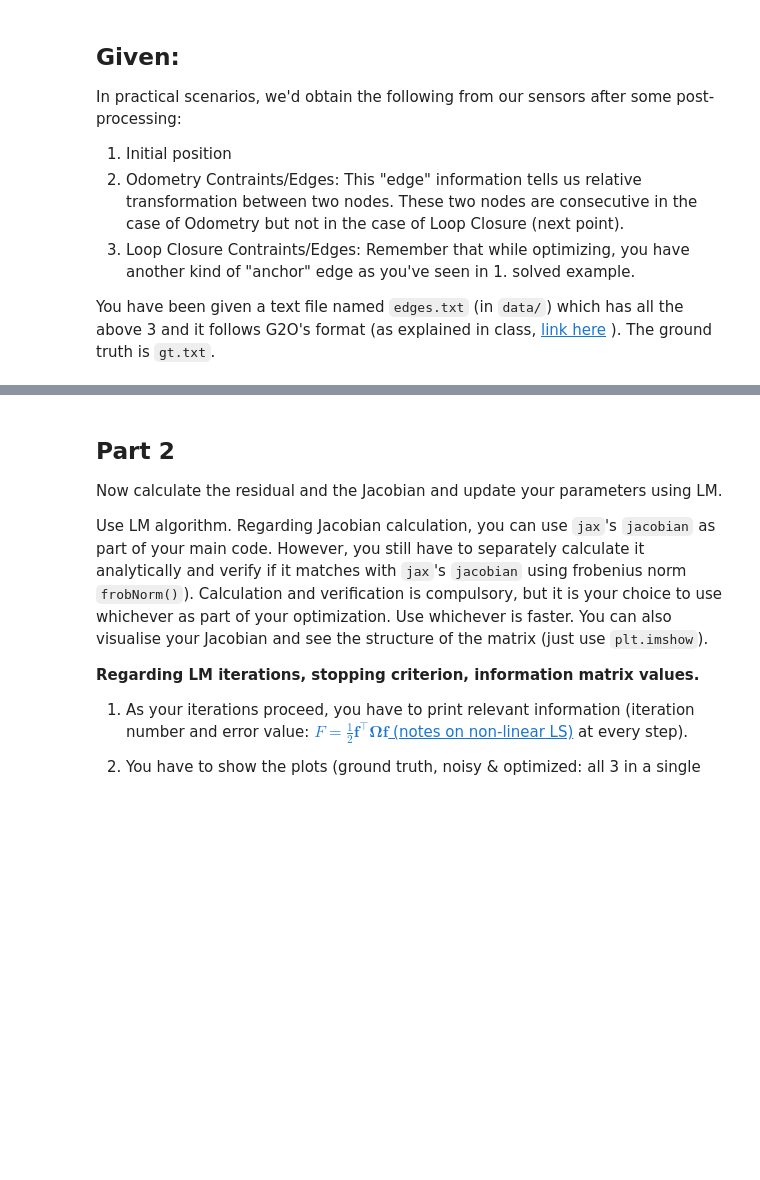
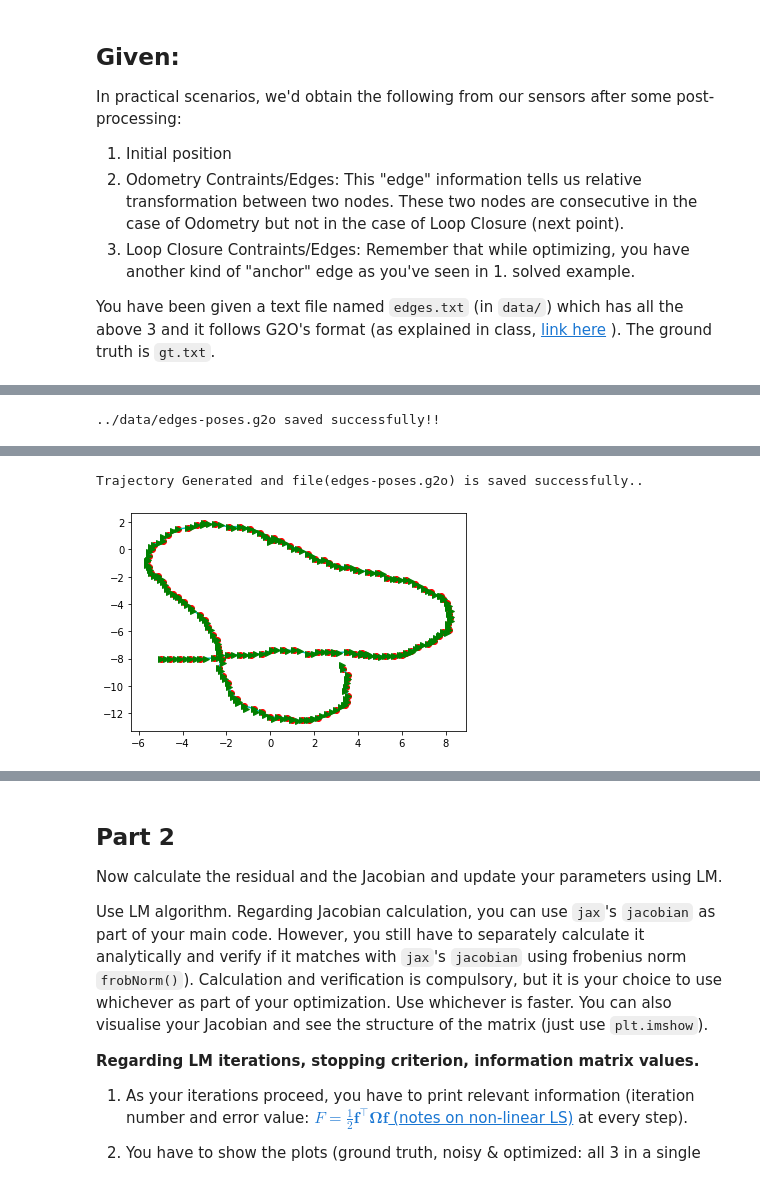
Before and after one commit to kanji95/Mobile-Robotics-CS7.503, a Jupyter notebook: Project1/questions/Question 2 - 2D SLAM.ipynb, the cells around one changed output, grey strips where cells are left out. Saved outputs shown, nothing was run; the diff lists cells and outputs as text; code cells hidden in the pictures; blank space fills up the shorter version.

```diff
--- a/Project1/questions/Question 2 - 2D SLAM.ipynb
+++ b/Project1/questions/Question 2 - 2D SLAM.ipynb
@@ -34,0 +151,4 @@ If you plot the initialized poses using odometry information, you need to get as
+# %%
+save_to_G2o_file('../data/edges-poses.g2o', vertex, edge, postfix_vertex, postfix_edge)
+# %% [output]
+../data/edges-poses.g2o saved successfully!!
@@ -34,0 +588,4 @@ If you plot the initialized poses using odometry information, you need to get as
+# %%
+filename = '../data/edges.txt'
+generate_traj(filename)
+# %% [output]
@@ -34,0 +593,2 @@ If you plot the initialized poses using odometry information, you need to get as
+Trajectory Generated and file(edges-poses.g2o) is saved successfully..
+[figure, added]
```
Also changed, not shown: parts of 11 cells of this notebook, 1 other file.
